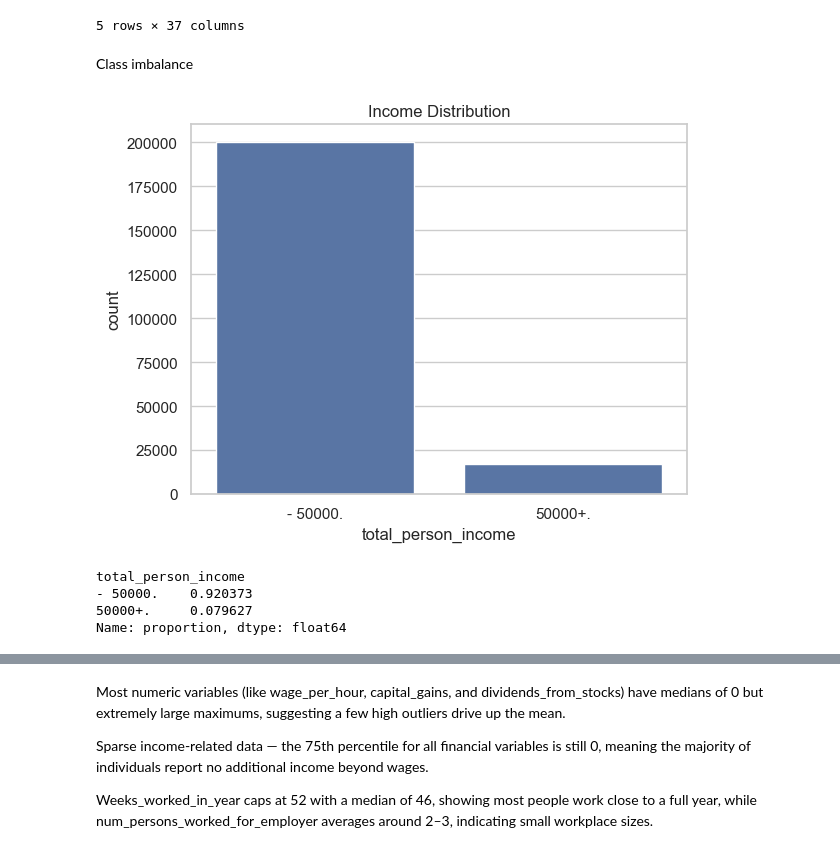
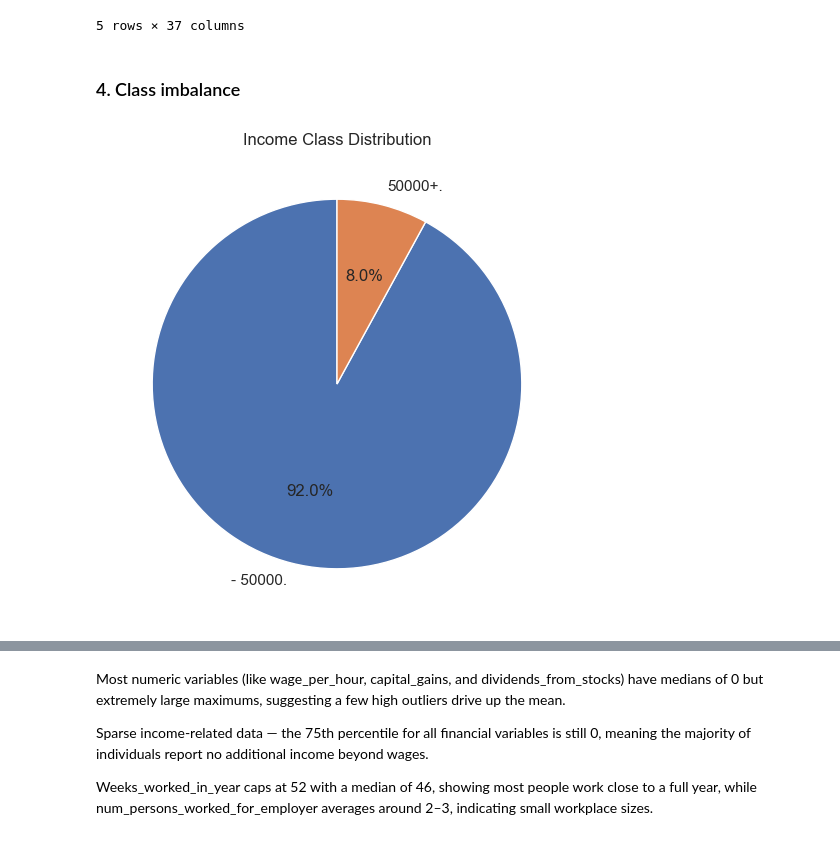
Before and after one commit to jrg70/uk-assessment-dataiku, a Jupyter notebook: notebooks/eda.ipynb, the cells around one changed output, grey strips where cells are left out. Saved outputs shown, nothing was run; the diff lists cells and outputs as text; code cells hidden in the pictures.

```diff
--- a/notebooks/eda.ipynb
+++ b/notebooks/eda.ipynb
@@ -49,16 +52,12 @@ df.head()
 | 4 | 10 | Not in universe | 0 | 0 | Children | 0 | ... |
 5 rows × 37 columns
 # %% [markdown]
-Class imbalance
+### 4. Class imbalance
-# %%
-sns.countplot(x="total_person_income", data=df)
-plt.title("Income Distribution")
-plt.show()
-
-df["total_person_income"].value_counts(normalize=True)
-# %% [output]
-[figure, removed]
-total_person_income
-- 50000.    0.920373
-50000+.     0.079627
-Name: proportion, dtype: float64
+# %%
+income_counts = df["total_person_income"].value_counts()
+plt.figure(figsize=(6,6))
+plt.pie(income_counts, labels=income_counts.index, autopct='%1.1f%%', startangle=90,)
+plt.title("Income Class Distribution")
+plt.show()
+# %% [output]
+[figure, added]
```
Also changed, not shown: parts of 25 cells of this notebook, 2 other files.
